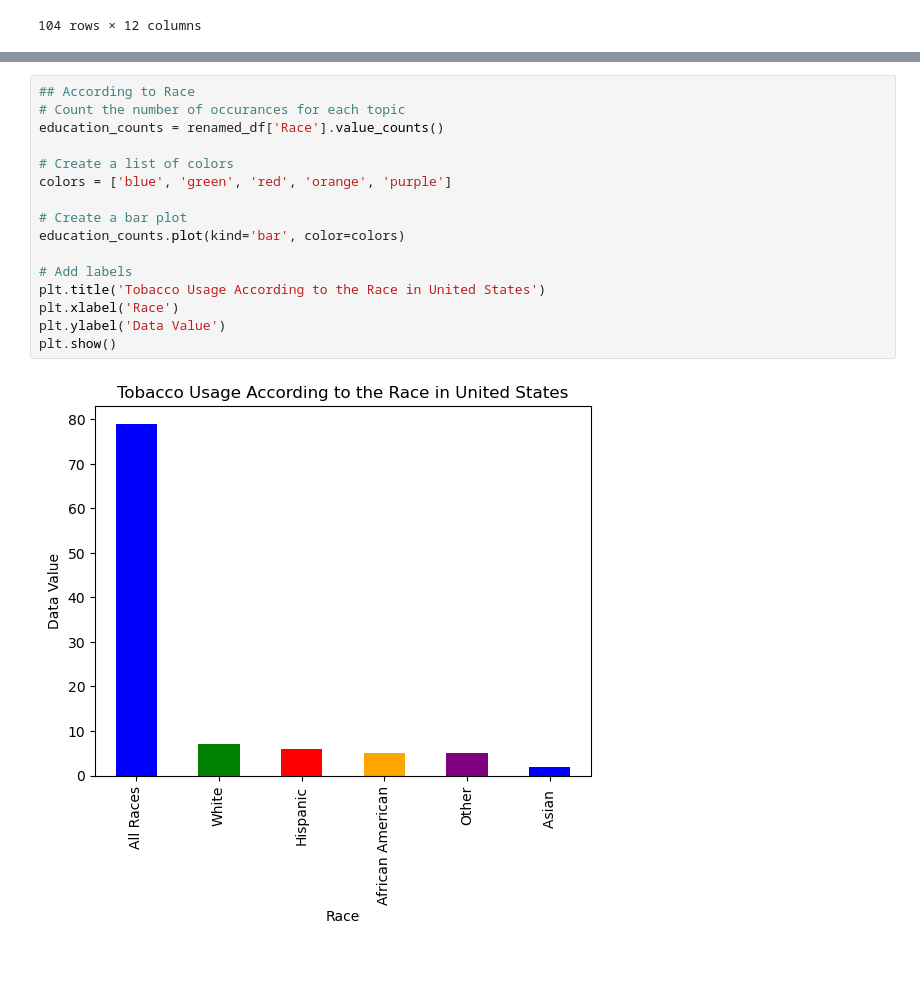
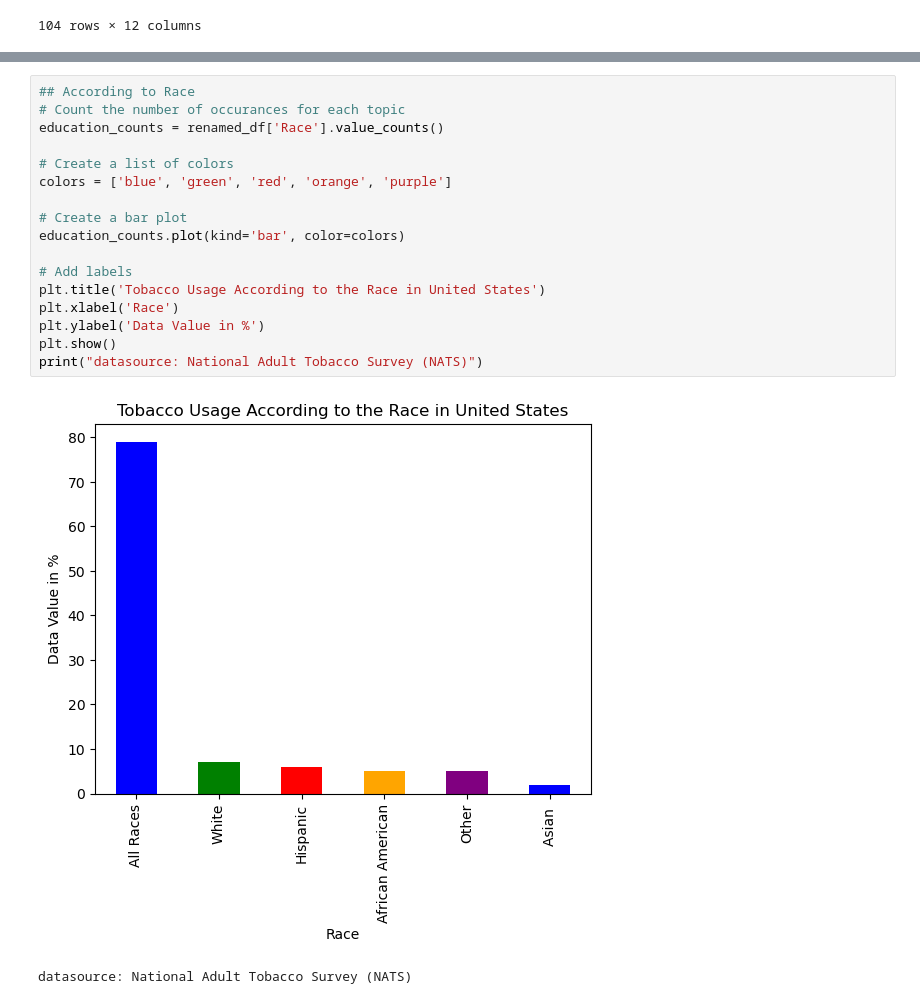
Before and after one commit to Sueraaa/project1-group5, a Jupyter notebook: Project_1/Code/National_Adult_Tobacco_Survey.ipynb, the cells around one changed output, grey strips where cells are left out. Drawn from its saved outputs; the diff is of its cells as text; blank space fills up the shorter version.

```diff
--- a/Project_1/Code/National_Adult_Tobacco_Survey.ipynb
+++ b/Project_1/Code/National_Adult_Tobacco_Survey.ipynb
@@ -278,21 +294,23 @@ plt.show()
 # %%
 ## According to Race
 # Count the number of occurances for each topic
 education_counts = renamed_df['Race'].value_counts()
 
 # Create a list of colors
 colors = ['blue', 'green', 'red', 'orange', 'purple']
 
 # Create a bar plot
 education_counts.plot(kind='bar', color=colors)
 
 # Add labels
 plt.title('Tobacco Usage According to the Race in United States')
 plt.xlabel('Race')
-plt.ylabel('Data Value')
+plt.ylabel('Data Value in %')
 plt.show()
+print("datasource: National Adult Tobacco Survey (NATS)")
 # %% [output]
-[figure, old version]
+[figure, new version]
+datasource: National Adult Tobacco Survey (NATS)
 # %%
 ## E-cig use according to gender
 # Count occurrences of each gender
```
Also changed, not shown: parts of 19 cells of this notebook, 13 other files.
